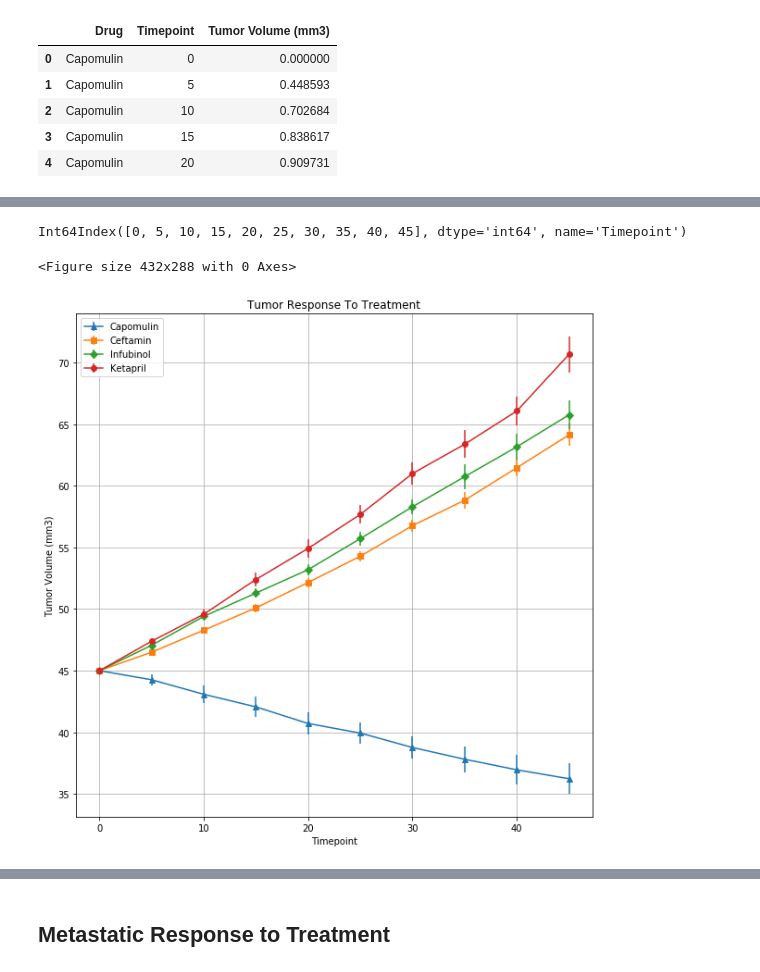
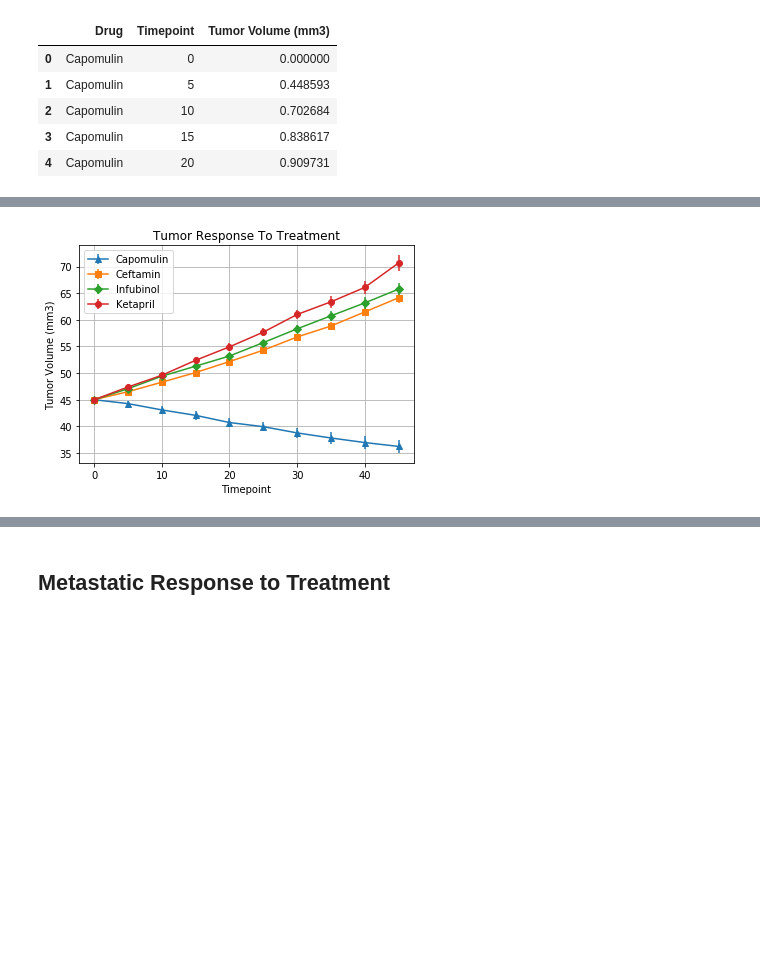
Before and after one commit to tasvora/homework, a Jupyter notebook: Week5_Matplotlib/Pymaceuticals/pymaceuticals_starter.ipynb, the cells around one changed output, grey strips where cells are left out. Drawn from its saved outputs; the diff is of its cells as text; code cells hidden in the pictures; blank space fills up the shorter version.

```diff
--- a/Week5_Matplotlib/Pymaceuticals/pymaceuticals_starter.ipynb
+++ b/Week5_Matplotlib/Pymaceuticals/pymaceuticals_starter.ipynb
@@ -103,13 +87,9 @@ tumor_response_sterr_df
 #['Capomulin', 'Ceftamin', 'Infubinol', 'Ketapril', 'Naftisol', 'Placebo',
        #'Propriva', 'Ramicane', 'Stelasyn', 'Zoniferol'],
      # dtype='object', name='Drug')
-s = tumor_response_mean_df.index
-s
-# %% [output]
-Int64Index([0, 5, 10, 15, 20, 25, 30, 35, 40, 45], dtype='int64', name='Timepoint')
 # %%
-timepoints = [0,5,10,15,20,25,30,35,40,45]
-
+#timepoints = [0,5,10,15,20,25,30,35,40,45]
+timepoints = tumor_response_mean_df.index
 meanCapomulin = tumor_response_mean_df.iloc[0:,0]
 semCapomulin = tumor_response_sterr_df.iloc[0:,0]
 
@@ -126,35 +106,22 @@ semKetapril = tumor_response_sterr_df.iloc[0:,3]
 # Save the Figure
 # %%
 # Show the Figure
-#plt.scatter(timepoints, meanCapomulin, marker="o", facecolors="red", edgecolors="black",
- #           s=meanCapomulin, alpha=0.75)
-
-#plt.scatter(timepoints, meanCeftamin, marker="^", facecolors="blue", edgecolors="black",
-       #     s=meanCeftamin, alpha=0.75)
-
-
-#plt.scatter(timepoints, meanInfubinol, marker="s", facecolors="green", edgecolors="black",
-   #         s=meanInfubinol, alpha=0.75)
-
-
-#plt.scatter(timepoints, meanKetapril, marker="D", facecolors="black", edgecolors="black",
-       #     s=meanKetapril, alpha=0.75)
-
 fig = plt.figure()
-plt.figure(figsize=(10,10))
-plt.errorbar(s, meanCapomulin, yerr=semCapomulin, marker="^",label='Capomulin')
+#plt.figure(figsize=(5,5))
+plt.errorbar(timepoints, meanCapomulin, yerr=semCapomulin, marker="^",label='Capomulin')
 
 plt.errorbar(timepoints, meanCeftamin, yerr=semCeftamin, marker="s",label='Ceftamin')
 plt.errorbar(timepoints, meanInfubinol, yerr=semInfubinol, marker="D",label='Infubinol')
 plt.errorbar(timepoints, meanKetapril, yerr=semKetapril,marker="o",label='Ketapril')
 
+#plt.xlim(0,50)
+#plt.ylim(0,75)
 plt.title("Tumor Response To Treatment")
 plt.xlabel("Timepoint")
 plt.ylabel("Tumor Volume (mm3)")
 
 plt.legend(loc='best')
 plt.grid()
 plt.show()
 # %% [output]
-<Figure size 432x288 with 0 Axes>
-[figure, old version]
+[figure, new version]
```
Also changed, not shown: parts of 20 cells of this notebook.
